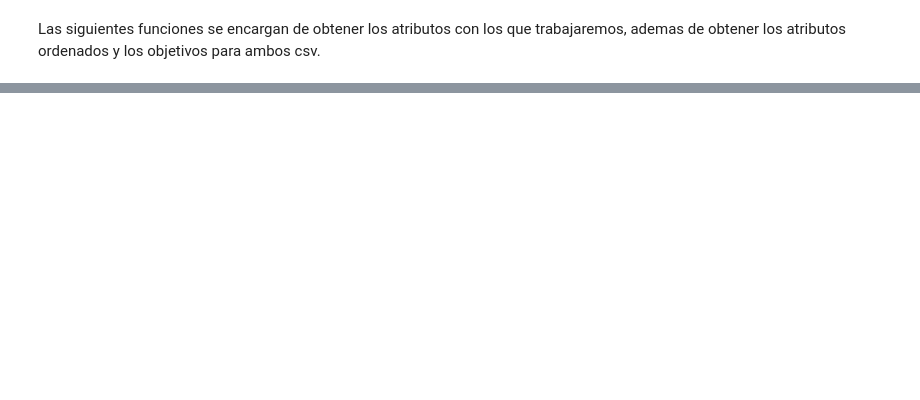
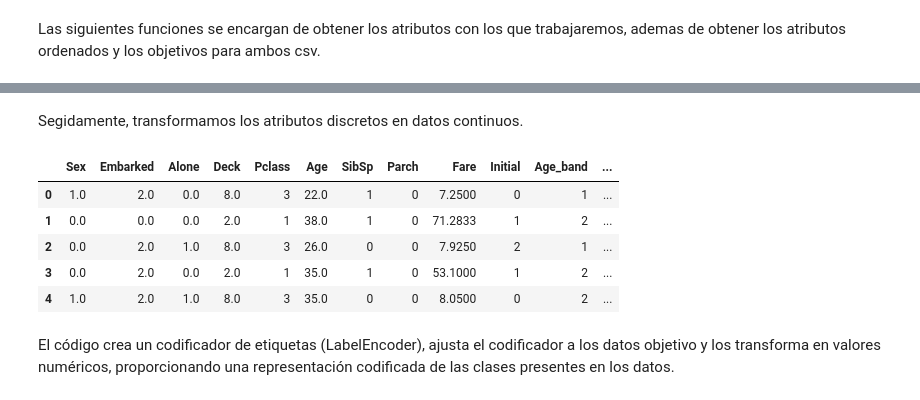
Before and after one commit to PedroPabloSantos/Inteligencia-artificial, a Jupyter notebook: Proyecto_IA.ipynb, the cells around one changed output, grey strips where cells are left out. Drawn from its saved outputs; the diff is of its cells as text; code cells hidden in the pictures; blank space fills up the shorter version.

```diff
--- a/Proyecto_IA.ipynb
+++ b/Proyecto_IA.ipynb
@@ -51,0 +28,24 @@ Name: Survived, Length: 891, dtype: int64
+# %%
+titanic = lectura_titanic()
+breast_cancer = lectura_breastCancer()
+# %%
+# Eleccion de semilla inicial aleatoria.
+np.random.seed(357823)
+
+# Atributos discretos, continuos y objetivo de titanic.csv.
+atributos_discretos_titanic = ['Sex', 'Embarked', 'Alone', 'Deck']
+atributos_continuos_titanic = ['Pclass', 'Age', 'SibSp', 'Parch', 'Fare', 'Initial',
+                           'Age_band', 'Family_Size', 'Fare_cat', 'Title', 'Is_Married']
+atributos_titanic = titanic.loc[:, atributos_discretos_titanic + atributos_continuos_titanic]
+objetivo_titanic = titanic['Survived']
+
+# Atributos discretos, continuos y objetivo de BreastCancer.csv.
+atributos_continuos_breast_cancer = ['mean radius', 'mean texture', 'mean perimeter', 'mean area', 'mean smoothness', 'mean compactness',
+                           'mean concavity', 'mean concave points', 'mean symmetry', 'mean fractal dimension', 'radius error',
+                           'texture error', 'perimeter error', 'area error', 'smoothness error', 'compactness error', 'concavity error',
+                           'concave points error', 'symmetry error', 'fractal dimension error', 'worst radius', 'worst texture',
+                           'worst perimeter', 'worst area', 'worst smoothness', 'worst compactness', 'worst concavity', 'worst concave points',
+                           'worst symmetry', 'worst fractal dimension']
+
+atributos_breast_cancer = breast_cancer.loc[:, atributos_continuos_breast_cancer]
+objetivo_breast_cancer = breast_cancer['diagnosis']
@@ -51,0 +87,16 @@ Name: Survived, Length: 891, dtype: int64
+# %% [markdown]
+Segidamente, transformamos los atributos discretos en datos continuos.
+# %%
+atributos_titanic[atributos_discretos_titanic] = codificador_atributos_discretos_titanic.transform(
+    atributos_titanic[atributos_discretos_titanic]
+)
+atributos_titanic.head()
+# %% [output]
+|  | Sex | Embarked | Alone | Deck | Pclass | Age | SibSp | Parch | Fare | Initial | Age_band | ... |
+| 0 | 1.0 | 2.0 | 0.0 | 8.0 | 3 | 22.0 | 1 | 0 | 7.2500 | 0 | 1 | ... |
+| 1 | 0.0 | 0.0 | 0.0 | 2.0 | 1 | 38.0 | 1 | 0 | 71.2833 | 1 | 2 | ... |
+| 2 | 0.0 | 2.0 | 1.0 | 8.0 | 3 | 26.0 | 0 | 0 | 7.9250 | 2 | 1 | ... |
+| 3 | 0.0 | 2.0 | 0.0 | 2.0 | 1 | 35.0 | 1 | 0 | 53.1000 | 1 | 2 | ... |
+| 4 | 1.0 | 2.0 | 1.0 | 8.0 | 3 | 35.0 | 0 | 0 | 8.0500 | 0 | 2 | ... |
+# %% [markdown]
+El código crea un codificador de etiquetas (LabelEncoder), ajusta el codificador a los datos objetivo y los transforma en valores numéricos, proporcionando una representación codificada de las clases presentes en los datos.
```
Also changed, not shown: parts of 19 cells of this notebook.
